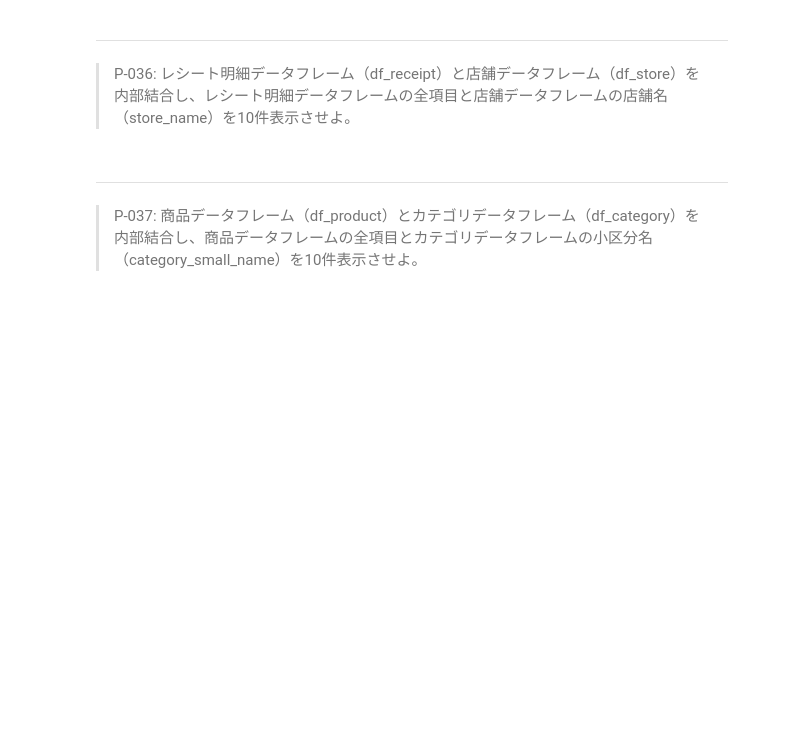
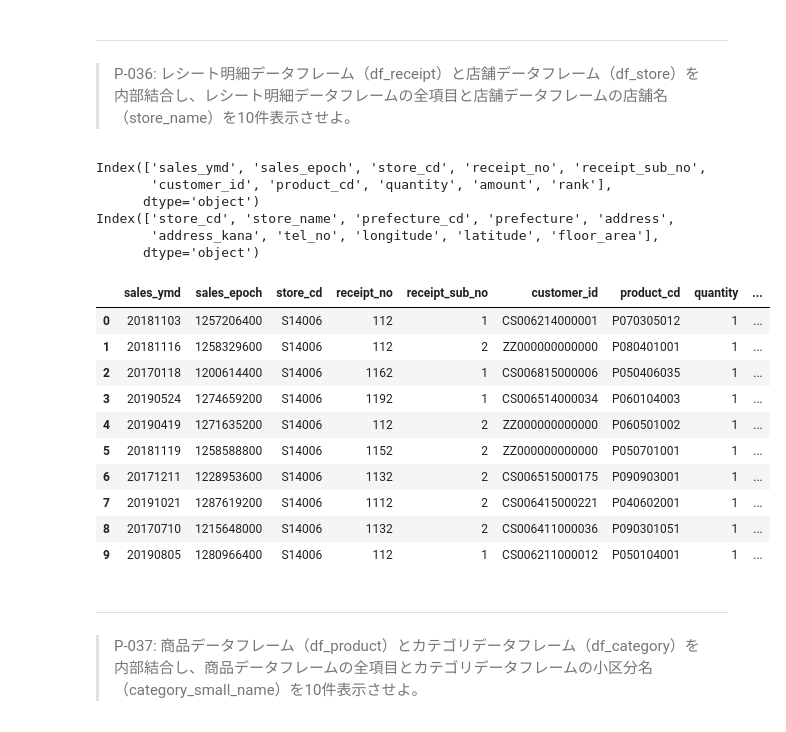
Before and after one commit to mryoshio/100knocks-preprocess, a Jupyter notebook: docker/work/preprocess_knock_Python.ipynb, the cells around one changed output. Cells and saved outputs as stored; diff of their text form; code cells hidden in the pictures; blank space fills up the shorter version.

Commit message:
feat: inner join

```diff
--- a/docker/work/preprocess_knock_Python.ipynb
+++ b/docker/work/preprocess_knock_Python.ipynb
@@ -640,6 +647,29 @@ tmp[tmp['amount'] > tmp['amount'].mean()].head(10)
 # %% [markdown]
 ---
 > P-036: レシート明細データフレーム（df_receipt）と店舗データフレーム（df_store）を内部結合し、レシート明細データフレームの全項目と店舗データフレームの店舗名（store_name）を10件表示させよ。
+# %%
+print(df_receipt.columns)
+print(df_store.columns)
+tmp = df_receipt.merge(df_store[['store_cd', 'store_name']], how='inner', on=['store_cd'])
+tmp.head(10)
+# %% [output]
+Index(['sales_ymd', 'sales_epoch', 'store_cd', 'receipt_no', 'receipt_sub_no',
+       'customer_id', 'product_cd', 'quantity', 'amount', 'rank'],
+      dtype='object')
+Index(['store_cd', 'store_name', 'prefecture_cd', 'prefecture', 'address',
+       'address_kana', 'tel_no', 'longitude', 'latitude', 'floor_area'],
+      dtype='object')
+|  | sales_ymd | sales_epoch | store_cd | receipt_no | receipt_sub_no | customer_id | product_cd | quantity | ... |
+| 0 | 20181103 | 1257206400 | S14006 | 112 | 1 | CS006214000001 | P070305012 | 1 | ... |
+| 1 | 20181116 | 1258329600 | S14006 | 112 | 2 | ZZ000000000000 | P080401001 | 1 | ... |
+| 2 | 20170118 | 1200614400 | S14006 | 1162 | 1 | CS006815000006 | P050406035 | 1 | ... |
+| 3 | 20190524 | 1274659200 | S14006 | 1192 | 1 | CS006514000034 | P060104003 | 1 | ... |
+| 4 | 20190419 | 1271635200 | S14006 | 112 | 2 | ZZ000000000000 | P060501002 | 1 | ... |
+| 5 | 20181119 | 1258588800 | S14006 | 1152 | 2 | ZZ000000000000 | P050701001 | 1 | ... |
+| 6 | 20171211 | 1228953600 | S14006 | 1132 | 2 | CS006515000175 | P090903001 | 1 | ... |
+| 7 | 20191021 | 1287619200 | S14006 | 1112 | 2 | CS006415000221 | P040602001 | 1 | ... |
+| 8 | 20170710 | 1215648000 | S14006 | 1132 | 2 | CS006411000036 | P090301051 | 1 | ... |
+| 9 | 20190805 | 1280966400 | S14006 | 112 | 1 | CS006211000012 | P050104001 | 1 | ... |
 # %% [markdown]
 ---
 > P-037: 商品データフレーム（df_product）とカテゴリデータフレーム（df_category）を内部結合し、商品データフレームの全項目とカテゴリデータフレームの小区分名（category_small_name）を10件表示させよ。
```
Also changed, not shown: parts of 3 cells of this notebook.
